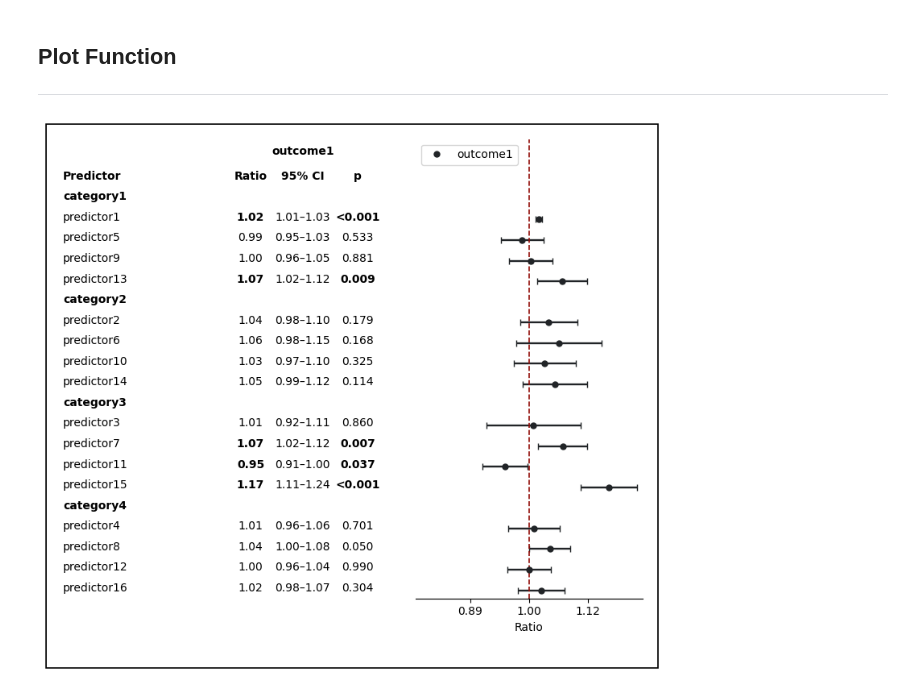
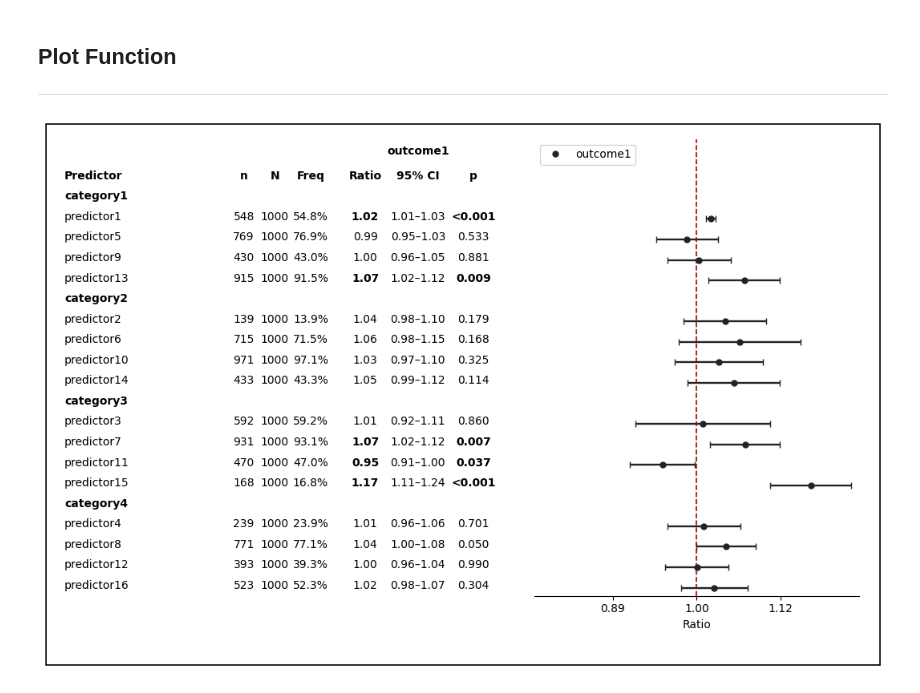
Before and after one commit to shervin-taheripour/forestplotx, a Jupyter notebook: notebooks/plot_test.ipynb, the cells around one changed output. Drawn from its saved outputs; the diff is of its cells as text; code cells hidden in the pictures.

```diff
--- a/notebooks/plot_test.ipynb
+++ b/notebooks/plot_test.ipynb
@@ -66,27 +66,27 @@ df.head()
 # %%
 import os
 from pathlib import Path
 import sys
 
 # Add src folder to sys.path for utility imports
 src_path = Path.cwd() / "../src"
 if str(src_path) not in sys.path:
     sys.path.append(str(src_path))
 
 from forestplotx.plot import forest_plot
 
 from forestplotx.plot import forest_plot
 
 fig, axes = forest_plot(
     df_final=df,
     outcomes=["outcome1"],
     model_type="gamma",
     font_size=10,
-    show_general_stats=False,
+    show_general_stats=True,
     tick_style="decimal",
     exponentiate=None,  # default behavior
     save=False,         # or save="my_plot.png"
     show=True,
 )
 # %% [output]
-[figure, old version]
+[figure, new version]
```
Also changed, not shown: 9 other files.
